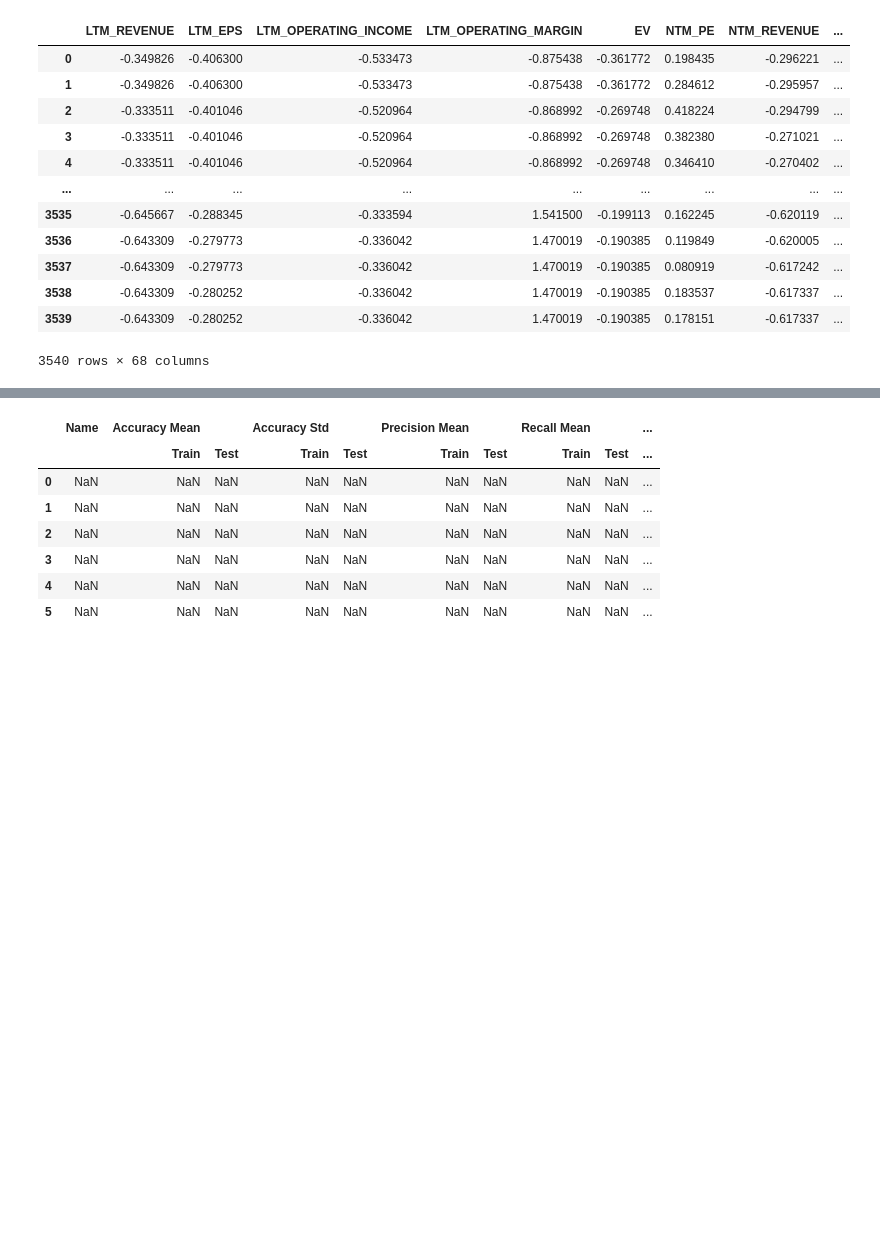
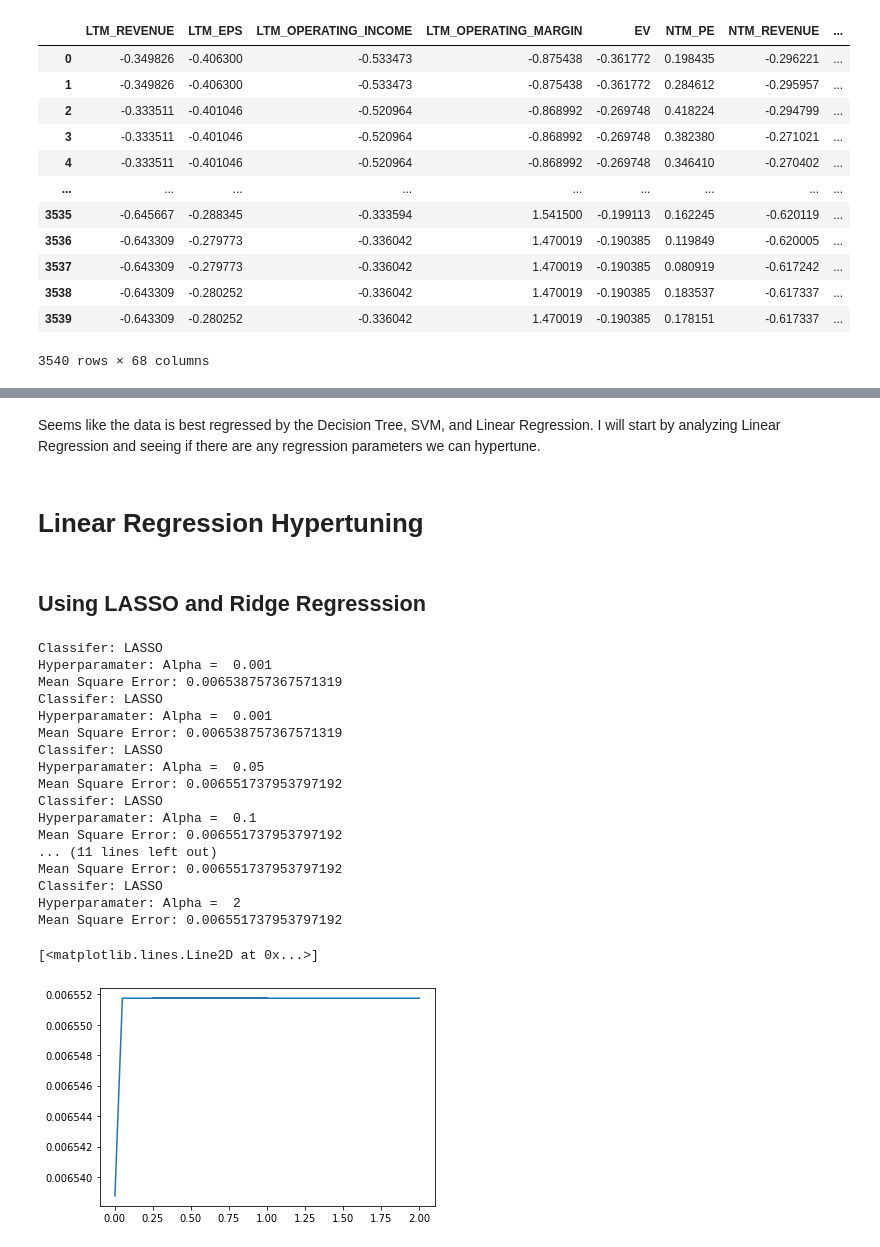
Before and after one commit to abhishekkumar0725/lazard, a Jupyter notebook: model_building.ipynb, the cells around one changed output, grey strips where cells are left out. Cells and saved outputs as stored; diff of their text form; code cells hidden in the pictures; blank space fills up the shorter version.

Commit message:
Hypertuned parameters for Linear Regression and SVMss

```diff
--- a/model_building.ipynb
+++ b/model_building.ipynb
@@ -83,12 +68,40 @@ Mean Square Error: 311.4709236409174
-# %%
-clf_table.sort_values(by = [('Accuracy Mean', 'Test')], ascending = False, inplace = False)
-clf_table
-# %% [output]
-|  | Name | Accuracy Mean |  | Accuracy Std |  | Precision Mean |  | Recall Mean |  | ... |
-|  |  | Train | Test | Train | Test | Train | Test | Train | Test | ... |
-| 0 | NaN | NaN | NaN | NaN | NaN | NaN | NaN | NaN | NaN | ... |
-| 1 | NaN | NaN | NaN | NaN | NaN | NaN | NaN | NaN | NaN | ... |
-| 2 | NaN | NaN | NaN | NaN | NaN | NaN | NaN | NaN | NaN | ... |
-| 3 | NaN | NaN | NaN | NaN | NaN | NaN | NaN | NaN | NaN | ... |
-| 4 | NaN | NaN | NaN | NaN | NaN | NaN | NaN | NaN | NaN | ... |
-| 5 | NaN | NaN | NaN | NaN | NaN | NaN | NaN | NaN | NaN | ... |
+# %% [markdown]
+Seems like the data is best regressed by the Decision Tree, SVM, and Linear Regression. I will start by analyzing Linear Regression and seeing if there are any regression parameters we can hypertune.
+# %% [markdown]
+# Linear Regression Hypertuning
+# %% [markdown]
+## Using LASSO and Ridge Regresssion
+# %%
+from sklearn.linear_model import Lasso, Ridge
+c_values = [10e-4, 10e-4, 5e-2, 10e-2, 10e-1, .25, .5, 1, 2]
+lasso_mses= []
+for c in c_values:
+    lasso_pipe = make_pipeline(Lasso(alpha=c))
+    lasso_pipe.fit(x_train, y_train)
+    lasso_prediction = lasso_pipe.predict(x_test)
+    lasso_mse = np.square(np.subtract(lasso_prediction,y_test)).mean()
+    lasso_mses.append(lasso_mse)
+    print('Classifer: LASSO')
+    print('Hyperparamater: Alpha = ', c)
+    print('Mean Square Error:', lasso_mse)
+plt.plot(c_values, lasso_mses)
+# %% [output]
+Classifer: LASSO
+Hyperparamater: Alpha =  0.001
+Mean Square Error: 0.006538757367571319
+Classifer: LASSO
+Hyperparamater: Alpha =  0.001
+Mean Square Error: 0.006538757367571319
+Classifer: LASSO
+Hyperparamater: Alpha =  0.05
+Mean Square Error: 0.006551737953797192
+Classifer: LASSO
+Hyperparamater: Alpha =  0.1
+Mean Square Error: 0.006551737953797192
+... (11 lines left out)
+Mean Square Error: 0.006551737953797192
+Classifer: LASSO
+Hyperparamater: Alpha =  2
+Mean Square Error: 0.006551737953797192
+[<matplotlib.lines.Line2D at 0x...>]
+[figure, added]
```
Also changed, not shown: parts of 12 cells of this notebook.
